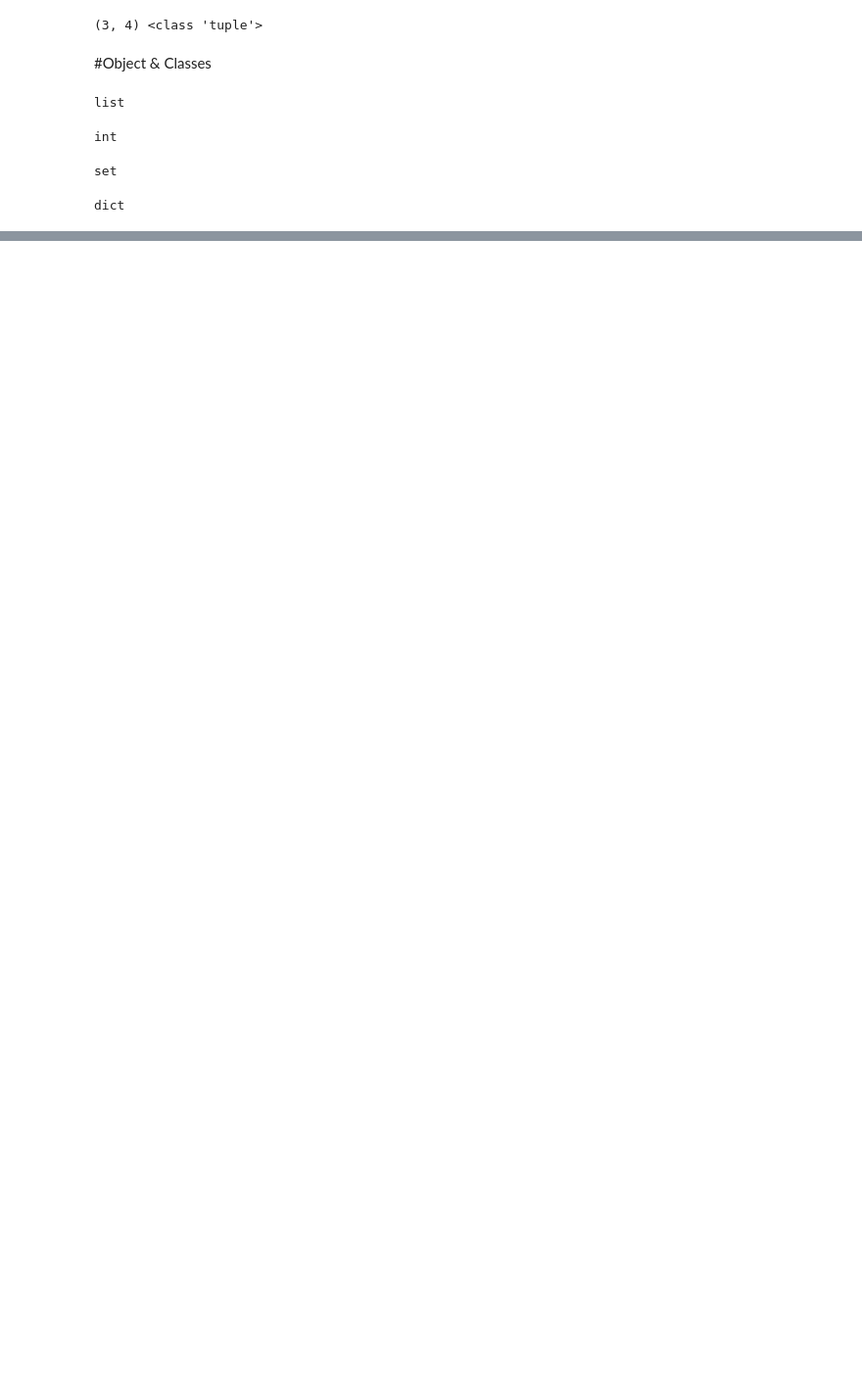
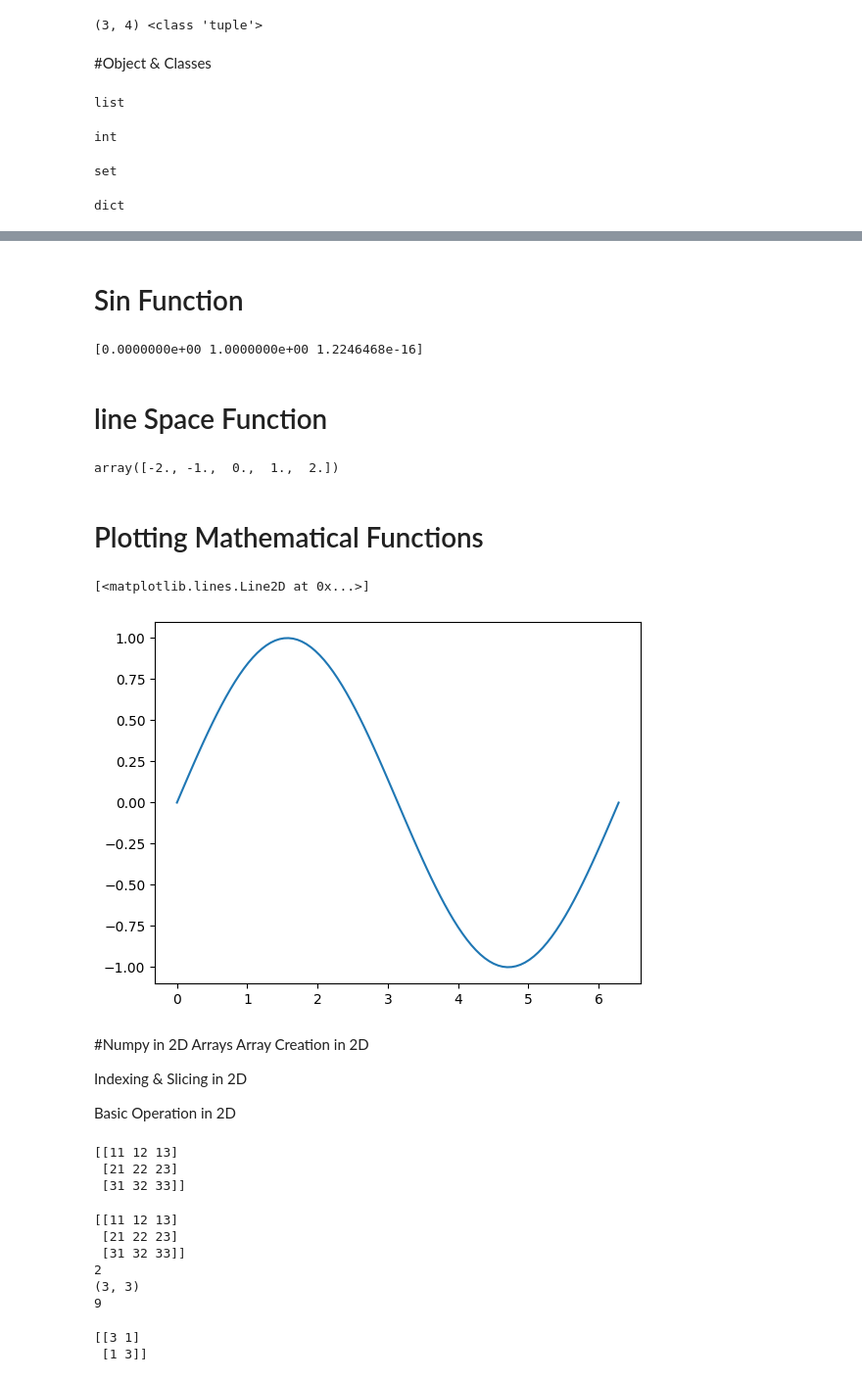
Before and after one commit to HiteshS15/Hitesh-Intern, a Jupyter notebook: Python_for_DS.ipynb, the cells around one changed output, grey strips where cells are left out. Shown: that part at 98% size. Cells and saved outputs as stored; diff of their text form; code cells hidden in the pictures; blank space fills up the shorter version.

```diff
--- a/Python_for_DS.ipynb
+++ b/Python_for_DS.ipynb
@@ -524,0 +866,66 @@ dict
+# %% [markdown]
+# Sin Function
+# %%
+# sin
+b = np.sin(a)
+print(b)
+# %% [output]
+[0.0000000e+00 1.0000000e+00 1.2246468e-16]
+# %% [markdown]
+# line Space Function
+# %%
+c = np.linspace(-2,2,num=5)
+c
+# %% [output]
+array([-2., -1.,  0.,  1.,  2.])
+# %% [markdown]
+# Plotting Mathematical Functions
+# %%
+x = np.linspace(0,2*np.pi,100)
+y = np.sin(x)
+
+import matplotlib.pyplot as plt
+plt.plot(x,y)
+# %% [output]
+[<matplotlib.lines.Line2D at 0x...>]
+[figure, added]
+# %% [markdown]
+#Numpy in 2D Arrays
+Array Creation in 2D
+
+Indexing & Slicing in 2D
+
+Basic Operation in 2D
+# %%
+#Array Creation in 2D
+a = [[11,12,13],[21,22,23],[31,32,33]]
+A = np.array(a)
+print(A)
+# %% [output]
+[[11 12 13]
+ [21 22 23]
+ [31 32 33]]
+# %%
+a = [[11,12,13],[21,22,23],[31,32,33]]
+A = np.array(a)
+
+print(A)
+print(A.ndim)
+print(A.shape)
+print(A.size)
+# %% [output]
+[[11 12 13]
+ [21 22 23]
+ [31 32 33]]
+2
+(3, 3)
+9
+# %%
+# Adding Arrays
+X = np.array([[1,0],[0,1]])
+Y = np.array([[2,1],[1,2]])
+Z = X+Y
+print(Z)
+# %% [output]
+[[3 1]
+ [1 3]]
```
Also changed, not shown: parts of 57 cells of this notebook.
